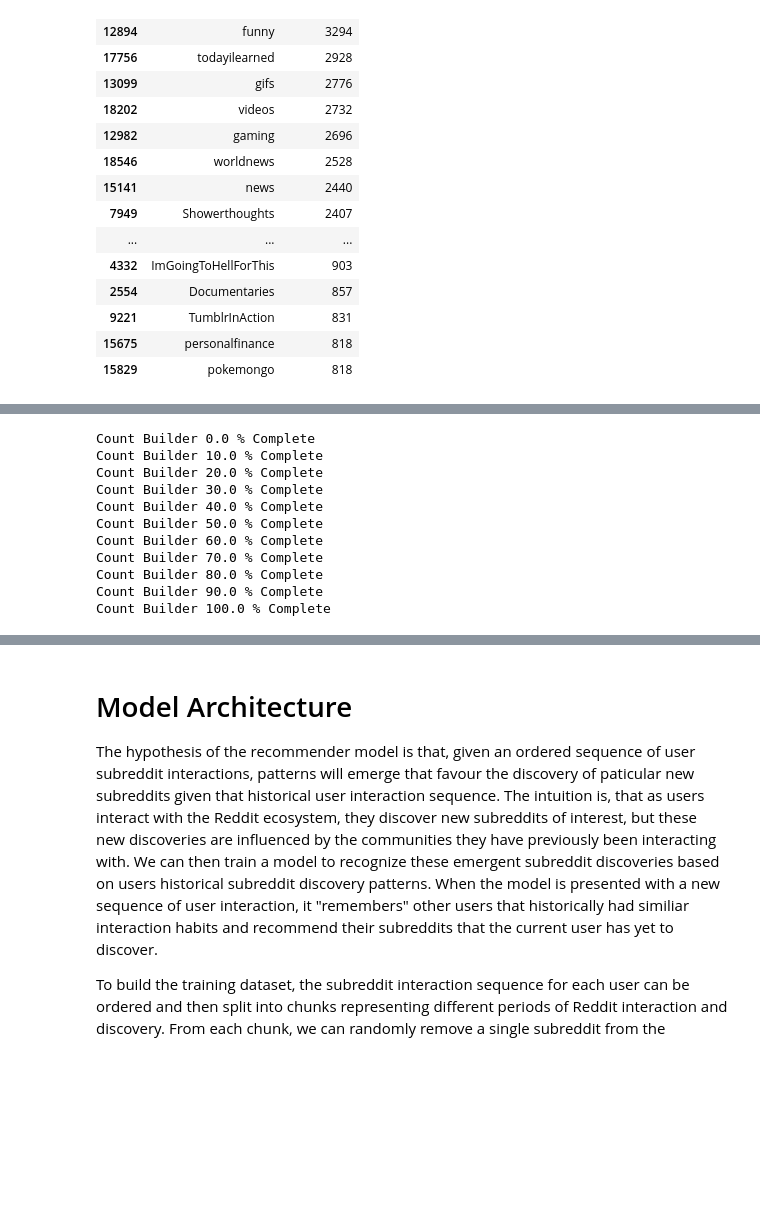
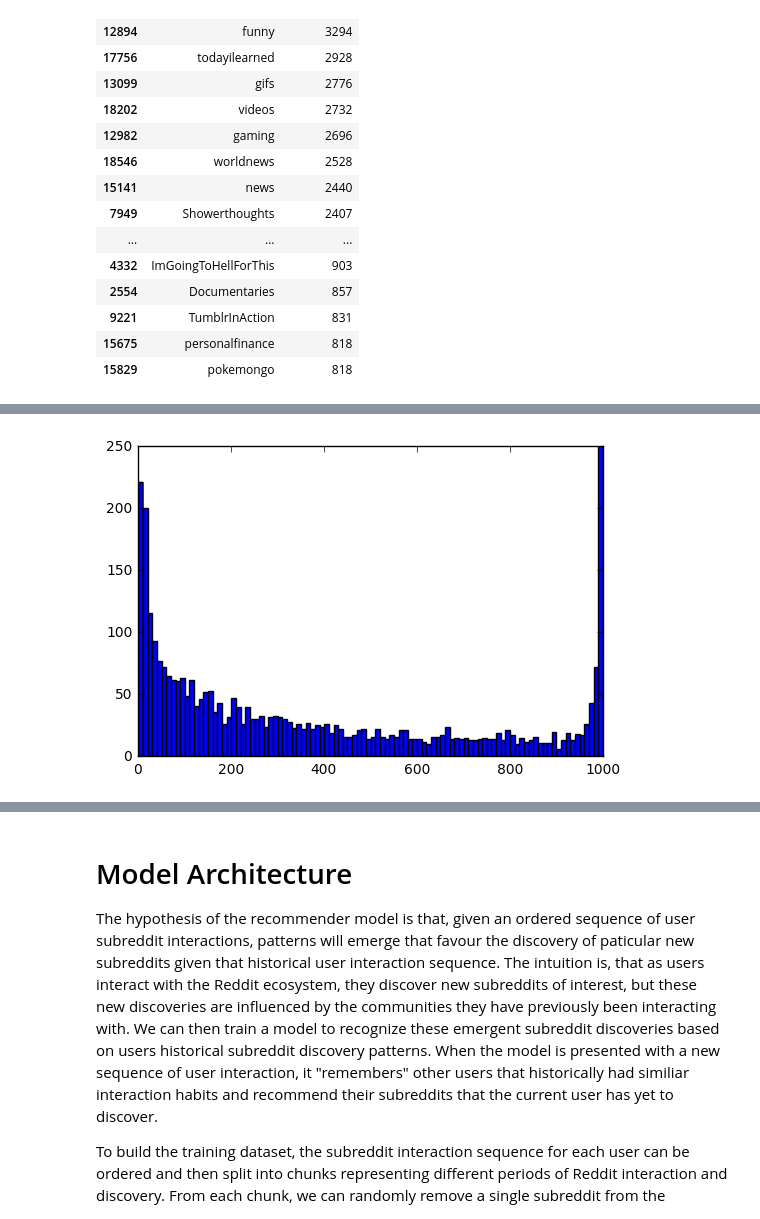
Before and after one commit to cole-maclean/MAI-CI, a Jupyter notebook: notebooks/EDA Notebook.ipynb, the cells around one changed output, grey strips where cells are left out. Cells and saved outputs as stored; diff of their text form; code cells hidden in the pictures; blank space fills up the shorter version.

Commit message:
--refactor --eda exploring times to new subreddit discovery and refactor training sequencing to remove repeating subreddit interactions and filter min sequence length training sample

```diff
--- a/notebooks/EDA Notebook.ipynb
+++ b/notebooks/EDA Notebook.ipynb
@@ -97,27 +94,34 @@ sorted_df.head(50)
+# %%
+plt.hist(user_summary.value_counts(), bins=100)
+axes = plt.gca()
+axes.set_ylim([0,250])
+plt.show()
+# %% [output]
+[figure, added]
 # %%
 users_vs_subs = []
 current_user = reddit_data[0][0]
 subs = []
+interaction_count = 0
+sub_discovery_time = []
+usr_sub_discovery_time = [0]
+user_subs_list = []
 for i,comment in enumerate(reddit_data):
-    if i % int(len(reddit_data)/10) == 0:
-        print("Count Builder " + str(round(i/len(reddit_data)*100,0)) + " % Complete")
     if comment[0] != current_user:
+        user_subs_list = [comment[1]]
+        sub_discovery_time.append(usr_sub_discovery_time)
+        usr_sub_discovery_time = []
+        interaction_count = 0
         users_vs_subs.append(len(subs))
+    elif comment[1] not in user_subs_list:
+        usr_sub_discovery_time.append(interaction_count)
+        interaction_count = 0
+        user_subs_list.append(comment[1])
     if comment[1] not in subs:
         subs.append(comment[1])
     current_user = comment[0]
+    if comment[1] != reddit_data[i-1][1]:
+        interaction_count = interaction_count + 1
-# %% [output]
-Count Builder 0.0 % Complete
-Count Builder 10.0 % Complete
-Count Builder 20.0 % Complete
-Count Builder 30.0 % Complete
-Count Builder 40.0 % Complete
-Count Builder 50.0 % Complete
-Count Builder 60.0 % Complete
-Count Builder 70.0 % Complete
-Count Builder 80.0 % Complete
-Count Builder 90.0 % Complete
-Count Builder 100.0 % Complete
 # %%
 indexes = np.arange(len(users_vs_subs))
 plt.plot(indexes,users_vs_subs)
```
Also changed, not shown: parts of 12 cells of this notebook, 2 other files.
